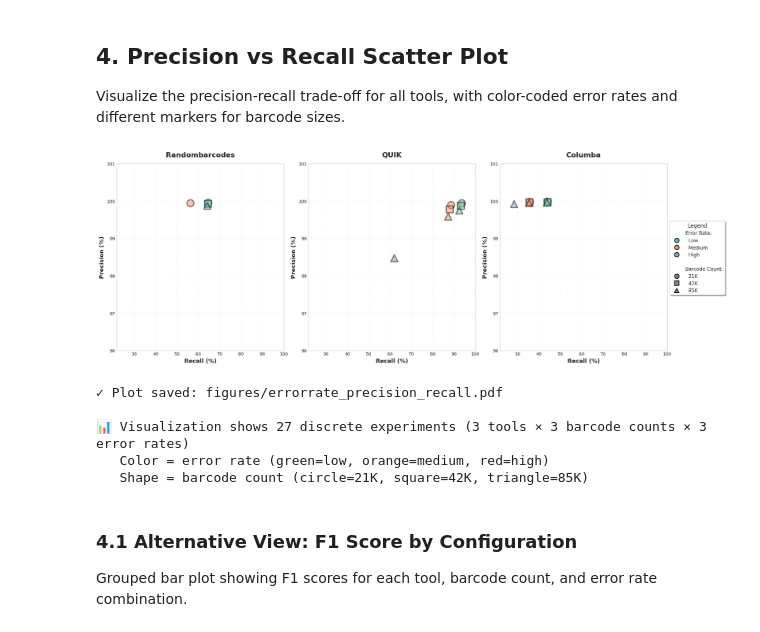
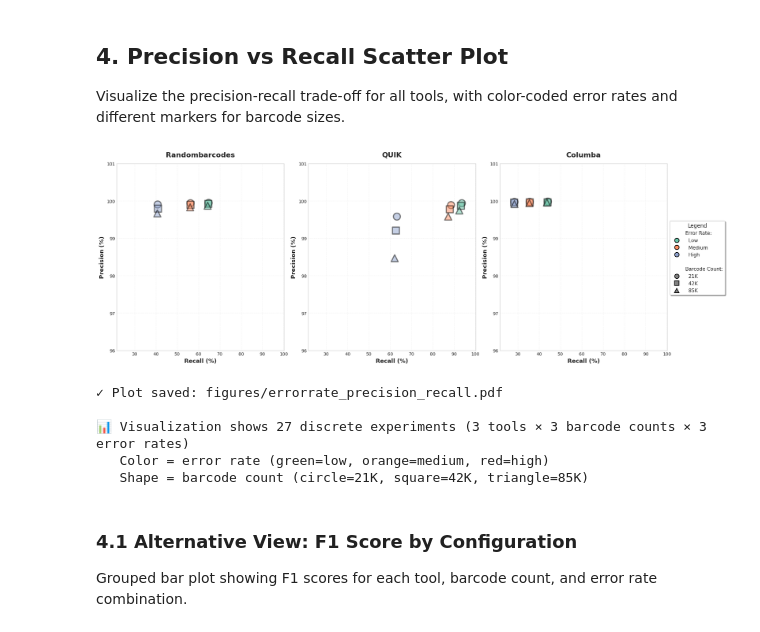
Before and after one commit to OncoRNALab/BarcodeCalling_benchmark, a Jupyter notebook: notebooks/errorrate_benchmark_200K.ipynb, the cells around one changed output. Cells and saved outputs as stored; diff of their text form; code cells hidden in the pictures.

```diff
--- a/notebooks/errorrate_benchmark_200K.ipynb
+++ b/notebooks/errorrate_benchmark_200K.ipynb
@@ -140,13 +141,12 @@ if 'f1_score' not in df.columns:
 df['bc_count_num'] = df['barcode_count'].str.replace('K', '').astype(int) * 1000
 
 # Create ordered categories for plotting
+df['error_rate'] = pd.Categorical(df['error_rate'], categories=['low', 'medium', 'high'], ordered=True)
 df['barcode_count'] = pd.Categorical(df['barcode_count'], categories=['21K', '42K', '85K'], ordered=True)
 
 # Display first few rows
 print("Sample of loaded data:")
-print(f"\n1M Scaling Benchmark Results:")
-print(f"{'='*60}")
-display(df[['tool', 'barcode_count', 'precision', 'recall', 'f1_score', 'assignment_rate']].head(25))
+display(df[['tool', 'barcode_count', 'error_rate', 'precision', 'recall', 'f1_score']].head(25))
 # %% [output]
 Sample of loaded data:
 |  | tool | barcode_count | error_rate | precision | recall | f1_score |
@@ -290,8 +288,10 @@ tool_data
 
 Visualize the precision-recall trade-off for all tools, with color-coded error rates and different markers for barcode sizes.
 # %%
-# Create scatter plot showing tool performance across barcode counts (1M benchmark)
-tool_colors = {'Randombarcodes': '#e74c3c', 'QUIK': '#3498db', 'Columba': '#2ecc71'}
+# Create scatter plots showing discrete experimental configurations with annotations
+error_palette = sns.color_palette("Set2", n_colors=3)
+#error_colors = {'low': '#27ae60', 'medium': '#f39c12', 'high': '#e74c3c'}
+error_colors = {'low': error_palette[0], 'medium': error_palette[1], 'high': error_palette[2]}
 bc_markers = {'21K': 'o', '42K': 's', '85K': '^'}
 
 # Calculate global axis limits across all tools for comparability
@@ -363,35 +363,36 @@ legend_elements.append(Line2D([0], [0], marker='', linestyle='', label=''))  # S
 
 # Barcode count markers
 legend_elements.append(Line2D([0], [0], marker='', linestyle='', label='Barcode Count:'))
 for bc in ['21K', '42K', '85K']:
     legend_elements.append(Line2D([0], [0], marker=bc_markers[bc], color='w',
                                  markerfacecolor='gray',
                                  markersize=10,
                                  markeredgecolor='black',
                                  markeredgewidth=1.5,
                                  label=f'  {bc}'))
 
 fig.legend(handles=legend_elements,
           loc='center left',
           bbox_to_anchor=(0.9, 0.5),
           frameon=True,
           fancybox=True,
           shadow=True,
           fontsize=11,
           title='Legend',
           title_fontsize=12)
 
 plt.tight_layout()
 plt.subplots_adjust(right=0.90)
-#plt.savefig('/user/gent/446/vsc44685/ScratchVO_dir/barcalling_review/notebooks/figures/errorrate_precision_recall.pdf', dpi=300, bbox_inches='tight')
+plt.savefig('/user/gent/446/vsc44685/ScratchVO_dir/barcalling_review/notebooks/figures/errorrate_precision_recall.pdf',
+            dpi=300, bbox_inches='tight')
 plt.show()
 
 print("✓ Plot saved: figures/errorrate_precision_recall.pdf")
 print(f"\n📊 Visualization shows 27 discrete experiments (3 tools × 3 barcode counts × 3 error rates)")
 print(f"   Color = error rate (green=low, orange=medium, red=high)")
 print(f"   Shape = barcode count (circle=21K, square=42K, triangle=85K)")
 # %% [output]
-[figure, old version]
+[figure, new version]
 ✓ Plot saved: figures/errorrate_precision_recall.pdf
 
 📊 Visualization shows 27 discrete experiments (3 tools × 3 barcode counts × 3 error rates)
```
Also changed, not shown: parts of 7 cells of this notebook.
